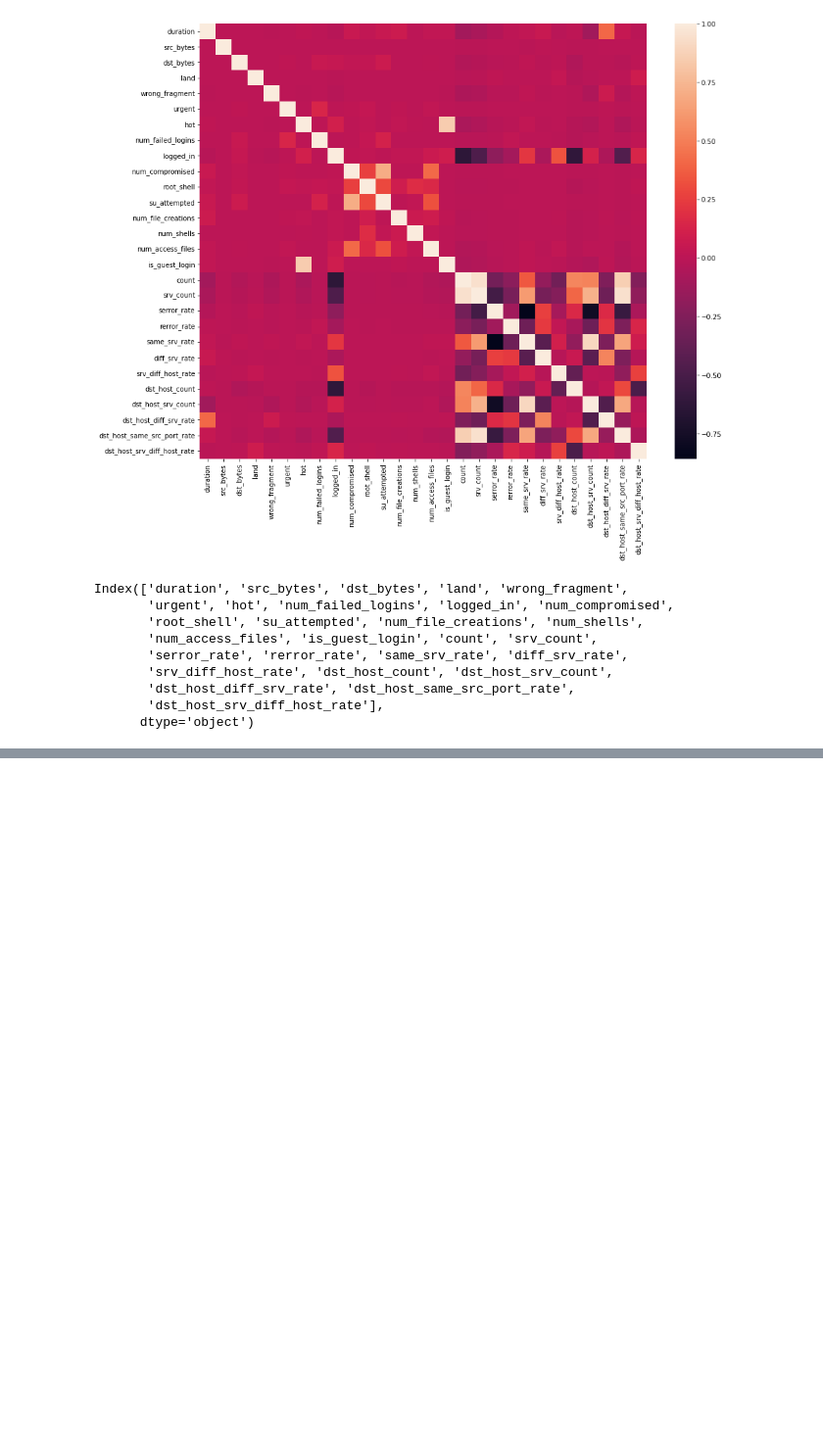
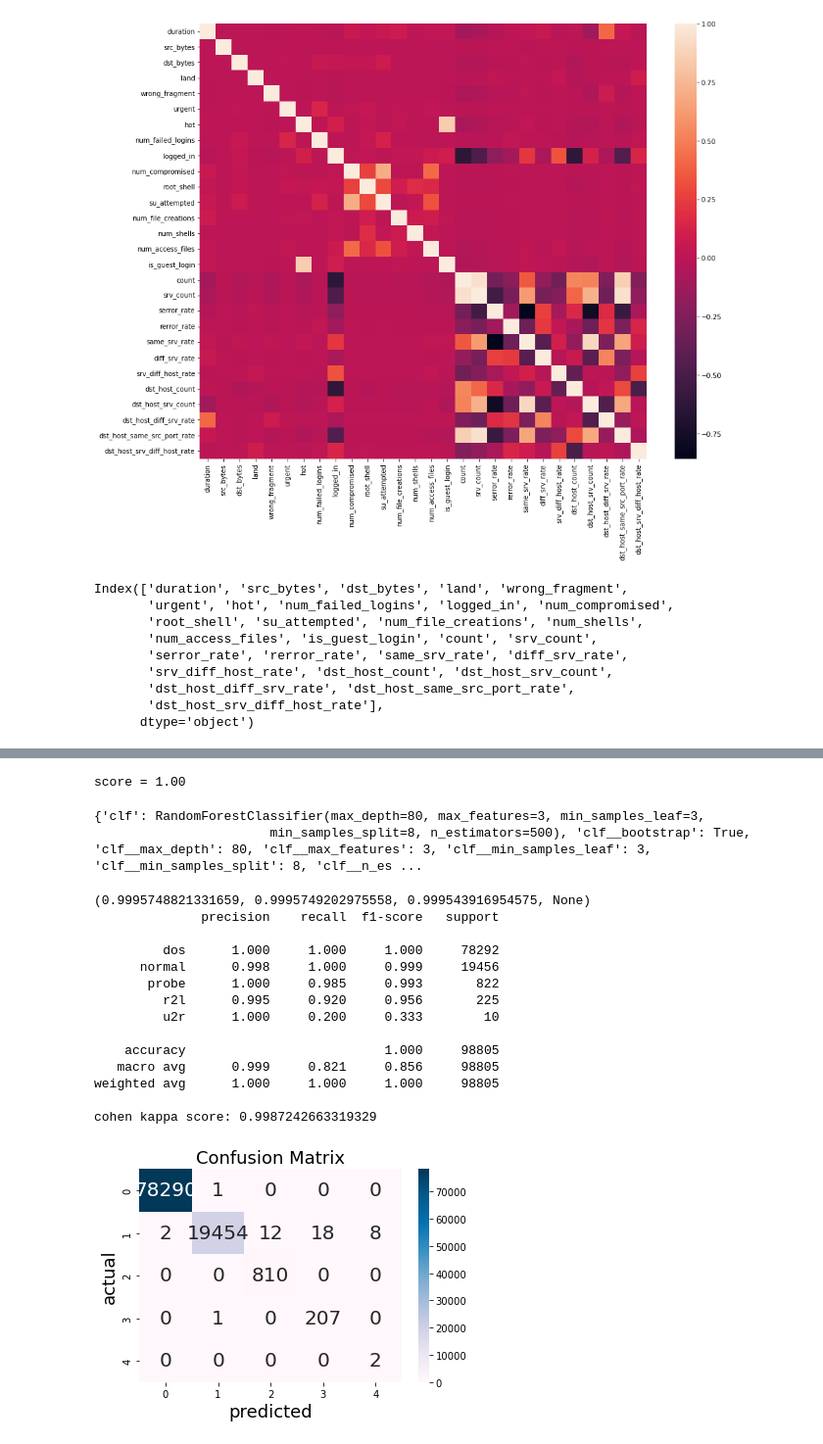
Before and after one commit to vladyslavmakartet/earin_labs, a Jupyter notebook: lab4/task.ipynb, the cells around one changed output, grey strips where cells are left out. Shown at 98% size. Saved outputs shown, nothing was run; the diff lists cells and outputs as text; code cells hidden in the pictures; blank space fills up the shorter version.

```diff
--- a/lab4/task.ipynb
+++ b/lab4/task.ipynb
@@ -789,0 +539,4 @@ cohen kappa score: 0.9993622039333294
+# %%
+pipeline_RF = get_classifier(numeric_cols, categorical_cols, RandomForestClassifier(random_state=42, n_jobs=-1))
+grid_RF = HalvingGridSearchCV(pipeline_RF, param_grid=PARAM_GRID_RF, cv=3)
+grid_RF.fit(X_train, y_train)
@@ -789,0 +561,30 @@ cohen kappa score: 0.9993622039333294
+# %%
+print("score = %3.2f" %(grid_RF.score(X_test,y_test)))
+# %% [output]
+score = 1.00
+# %%
+predict_proba_RF = grid_RF.predict_proba(X_test)
+proba_RF = grid_RF.predict(X_test)
+# %%
+print(grid_RF.best_params_)
+# %% [output]
+{'clf': RandomForestClassifier(max_depth=80, max_features=3, min_samples_leaf=3,
+                       min_samples_split=8, n_estimators=500), 'clf__bootstrap': True, 'clf__max_depth': 80, 'clf__max_features': 3, 'clf__min_samples_leaf': 3, 'clf__min_samples_split': 8, 'clf__n_es ...
+# %%
+evaluation(proba_RF, y_test) # with cross validation
+# %% [output]
+(0.9995748821331659, 0.9995749202975558, 0.999543916954575, None)
+              precision    recall  f1-score   support
+
+         dos      1.000     1.000     1.000     78292
+      normal      0.998     1.000     0.999     19456
+       probe      1.000     0.985     0.993       822
+         r2l      0.995     0.920     0.956       225
+         u2r      1.000     0.200     0.333        10
+
+    accuracy                          1.000     98805
+   macro avg      0.999     0.821     0.856     98805
+weighted avg      1.000     1.000     1.000     98805
+
+cohen kappa score: 0.9987242663319329
+[figure, added]
```
Also changed, not shown: parts of 45 cells of this notebook.
